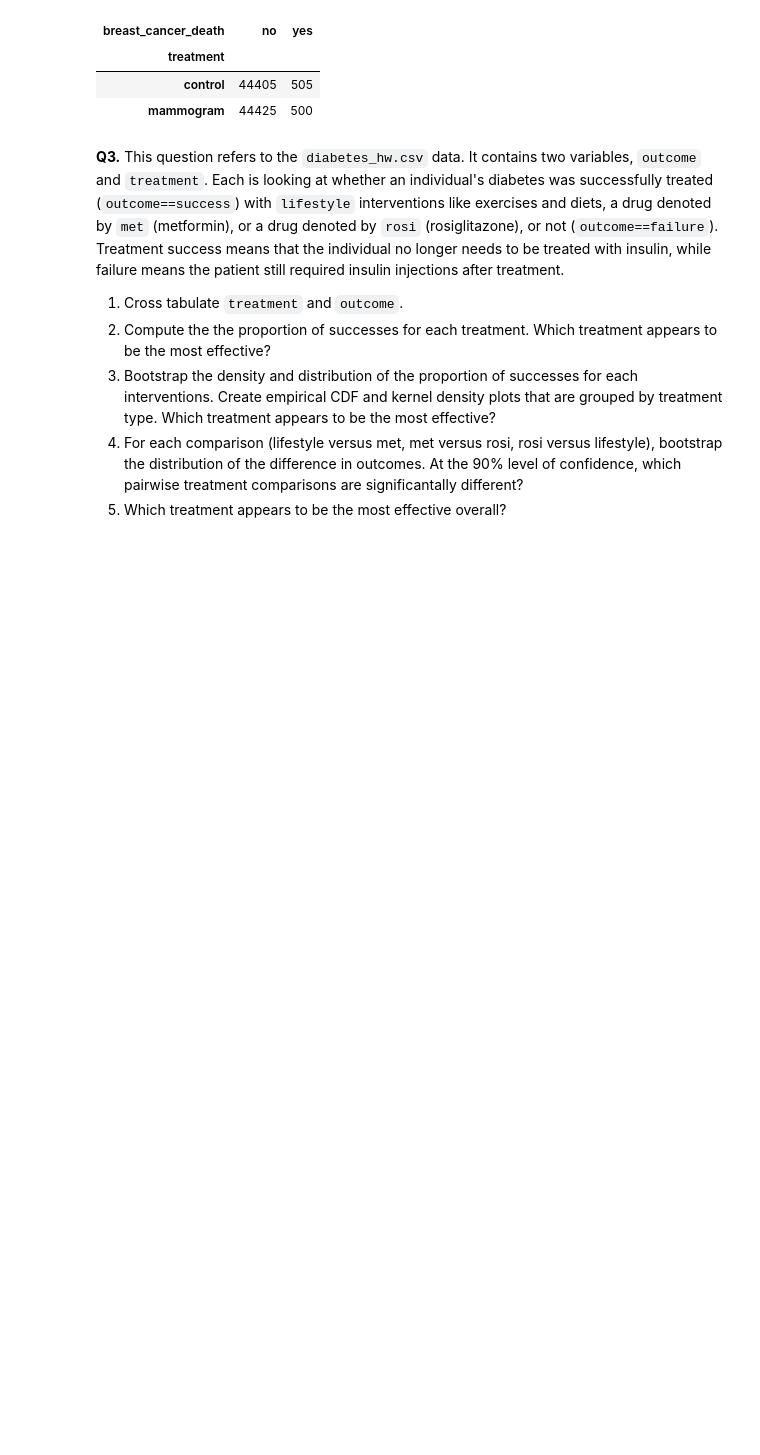
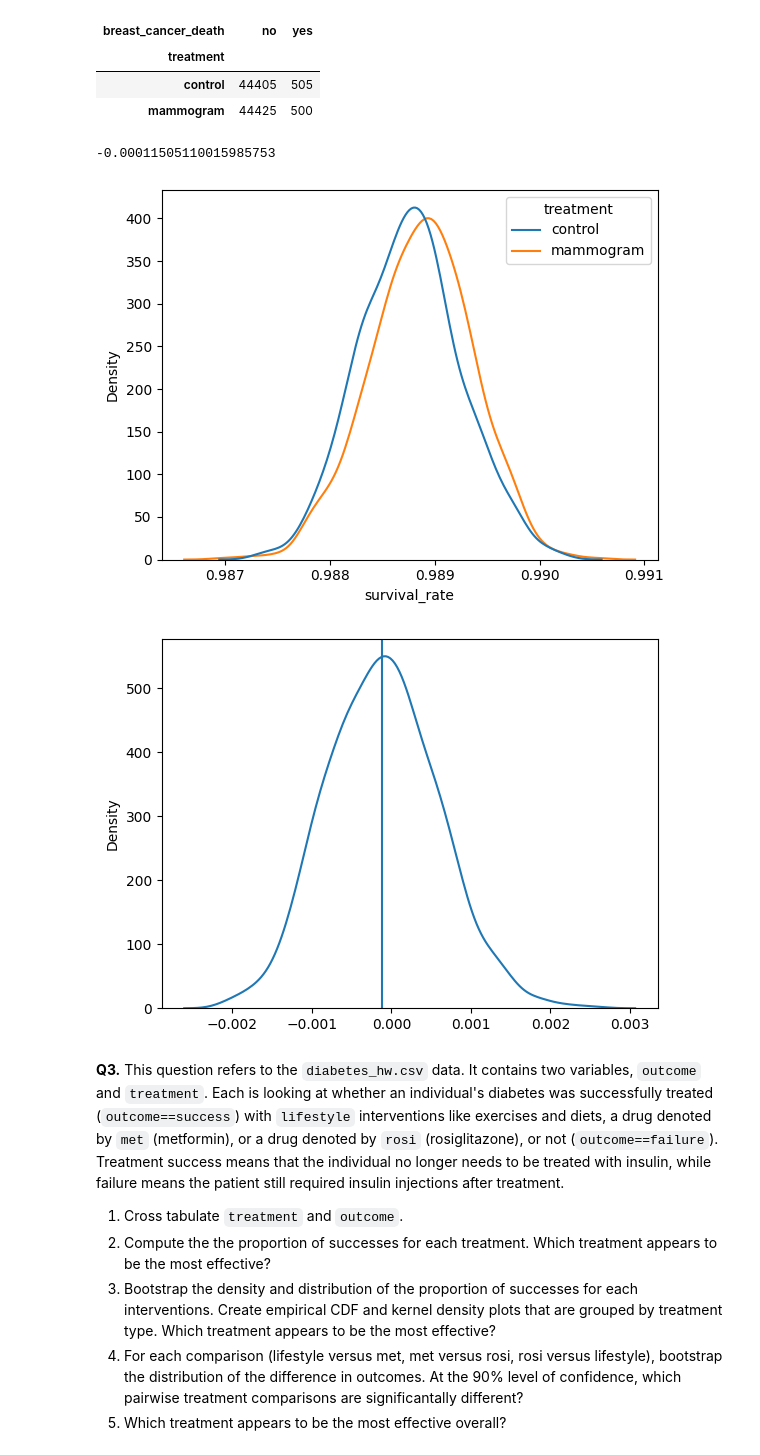
Before and after one commit to 3agleman/the_bootstrap, a Jupyter notebook: assignment_5.ipynb, the cells around one changed output. Saved outputs shown, nothing was run; the diff lists cells and outputs as text; code cells hidden in the pictures; blank space fills up the shorter version.

```diff
--- a/assignment_5.ipynb
+++ b/assignment_5.ipynb
@@ -232,6 +232,52 @@ pd.crosstab(df['treatment'],df['breast_cancer_death'])
 | mammogram | 44425 | 500 |
 # %%
 # 2.2)
+df['survived'] = 0
+df.loc[df['breast_cancer_death']=='no','survived']=1
+
+dfc = df.loc[df['treatment'] == 'control']
+control_0 = (dfc.loc[dfc['breast_cancer_death'] == 'no']).size / dfc.size
+
+dfm = df.loc[df['treatment'] == 'mammogram']
+mammogram_0 = (dfm.loc[dfm['breast_cancer_death'] == 'no']).size / dfm.size
+diff_0 =  control_0 - mammogram_0
+print(diff_0)
+
+dfc = df.loc[df['treatment'] == 'control', 'survived']
+N_c = dfc.shape[0]
+
+dfm = df.loc[df['treatment'] == 'mammogram', 'survived']
+N_m = dfm.shape[0]
+
+S = 1000
+rate_C = np.zeros(S)
+rate_M = np.zeros(S)
+diff = np.zeros(S)
+
+# Bootstrapping stuff:
+# Generally referenced from bootstrap notes
+for s in range(S):
+    sample_C = dfc.sample(N_c,axis=0,replace=True)
+    rate_C[s] = sample_C.mean()
+    sample_M = dfm.sample(N_m,axis=0,replace=True)
+    rate_M[s] = sample_M.mean()
+    diff[s] = rate_C[s]-rate_M[s]
+
+rdf_C = pd.DataFrame({'treatment':'control','survival_rate':rate_C})
+rdf_M = pd.DataFrame({'treatment':'mammogram','survival_rate':rate_M})
+rdf = pd.concat([rdf_C,rdf_M],axis=0)
+
+sns.kdeplot(data=rdf,x='survival_rate',hue='treatment')
+plt.show()
+# As expected, lines up fairly well
+ax = sns.kdeplot(diff)
+ax.axvline(x = diff_0)
+plt.show()
+# Looks like it's pretty much normally distributed here (regarding the difference in survival rates across all our samples)
+# %% [output]
+-0.00011505110015985753
+[figure, added]
+[figure, added]
 # %% [markdown]
 **Q3.** This question refers to the `diabetes_hw.csv` data. It contains two variables, `outcome` and `treatment`. Each is looking at whether an individual's diabetes was successfully treated (`outcome==success`) with `lifestyle` interventions like exercises and diets, a drug denoted by `met` (metformin), or a drug denoted by `rosi` (rosiglitazone), or not (`outcome==failure`). Treatment success means that the individual no longer needs to be treated with insulin, while failure means the patient still required insulin injections after treatment.
 
```
